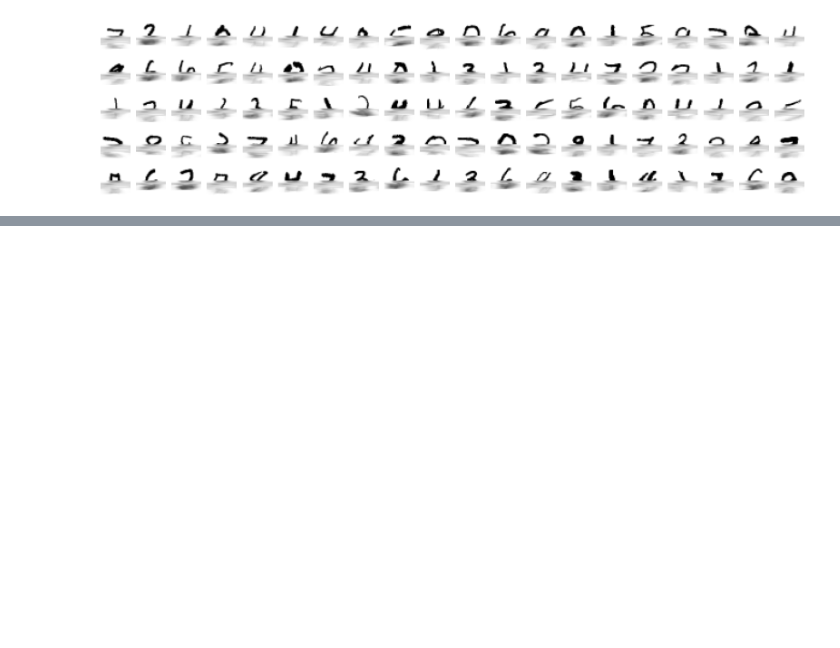
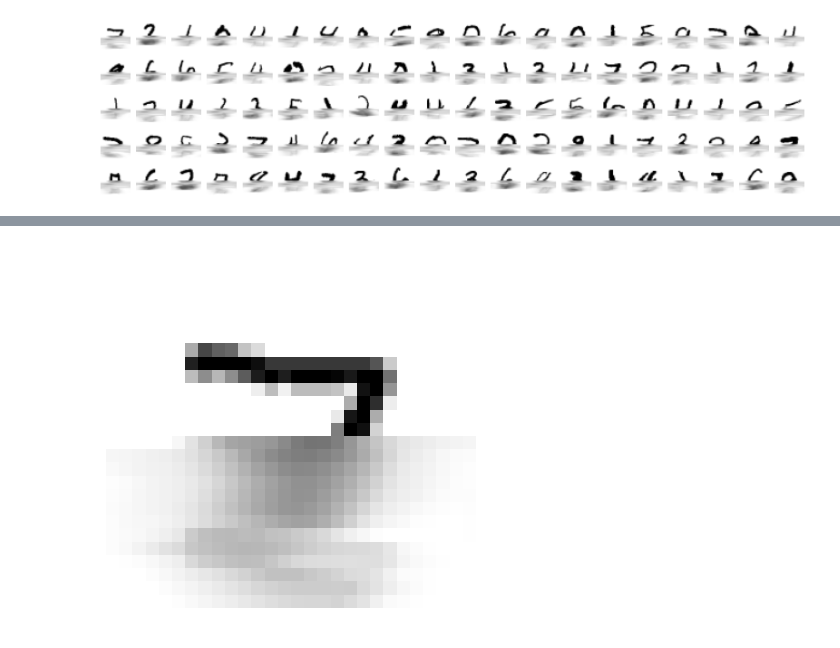
Before and after one commit to patrickSeegmiller/MADNIST, a Jupyter notebook: bad_art.ipynb, the cells around one changed output, grey strips where cells are left out. Saved outputs shown, nothing was run; the diff lists cells and outputs as text; code cells hidden in the pictures; blank space fills up the shorter version.

```diff
--- a/bad_art.ipynb
+++ b/bad_art.ipynb
@@ -563,0 +559,13 @@ That looks pretty much identical to what we got from the previous model! I am go
+# %%
+# This model will be just a single LSTM layer, with a single node in the output layer.
+
+mnist_finisher_2 = keras.models.Sequential([
+    keras.layers.LSTM(392, return_sequences=True, input_shape=[None, 1]),
+    keras.layers.Dropout(0.2),
+    keras.layers.Dense(1, activation="relu"),
+])
+
+mnist_finisher_2.compile(loss="mse", optimizer="adam")
+# %%
+# DO NOT RUN THIS CELL UNLESS YOU WANT TO TRAIN THE MODEL
+mnist_finisher_2.fit(X_train.reshape(54000, 392, 1), y_train.reshape(54000, 392, 1), epochs=3, validation_data=(X_val.reshape(6000, 392, 1), y_val.reshape(6000, 392, 1)))
@@ -563,0 +580,20 @@ That looks pretty much identical to what we got from the previous model! I am go
+# %%
+# Let's try it out!
+next_image = X_test[0]
+next_image = np.expand_dims(next_image, axis=0)
+next_image = np.expand_dims(next_image, axis=-1)
+
+# Let's predict the next 392 pixels
+next_image_pred = mnist_finisher_2.predict(next_image)
+
+# Convert the prediction to an array that can be plotted
+next_image_pred = np.array(next_image_pred)
+
+# Combine the input and the prediction
+combined = np.concatenate((X_test[0], next_image_pred[0].ravel()))
+
+# Plot the combined input and prediction
+plt.imshow(convert_sequence_to_array(combined), cmap="binary")
+plt.axis("off")
+plt.show()
+# %% [output]
@@ -563,0 +601 @@ That looks pretty much identical to what we got from the previous model! I am go
+[figure, added]
```
Also changed, not shown: parts of 18 cells of this notebook.
